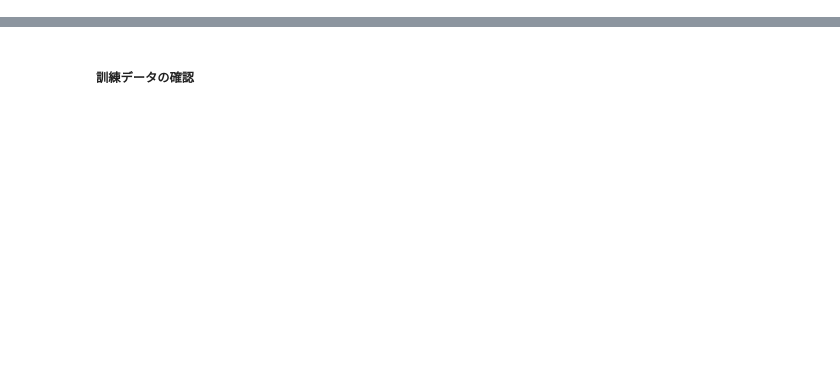
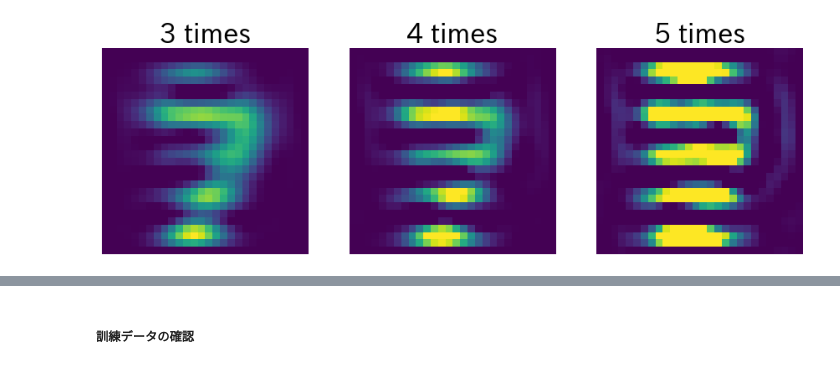
Before and after one commit to hmHam/SelectiveSR, a Jupyter notebook: blur_deblur/create_dataset.ipynb, the cells around one changed output, grey strips where cells are left out. Drawn from its saved outputs; the diff is of its cells as text; code cells hidden in the pictures; blank space fills up the shorter version.

```diff
--- a/blur_deblur/create_dataset.ipynb
+++ b/blur_deblur/create_dataset.ipynb
@@ -99,0 +161,41 @@ create_test_dataset(funcs_smooth, c=C, fname='GR' + '/test/smooth/c3_dataset.npz
+# %%
+train_context = np.load('data/GR/test/gauss/c5_dataset.npz')
+Dy = train_context['test_dataset']
+Dx = train_context['original_dataset']
+
+
+# ガウスで3回やったやつはガウスでも戻らんかい
+n = 0
+x = Dx[n]
+y = Dy[n]
+fs = 32
+
+plt.figure(figsize=(15, 8))
+plt.subplot(1, 3, 1)
+plt.axis('off')
+plt.title('3 times', fontsize=fs)
+y1 = y.copy()
+for j in range(3):
+    y1 = ACTIONS_GR[2](y1)
+plt.imshow(y1)
+
+plt.subplot(1, 3, 2)
+plt.axis('off')
+plt.title(f'4 times', fontsize=fs)
+y2 = y.copy()
+for j in range(4):
+    y2 = ACTIONS_GR[2](y2)
+plt.imshow(y2)
+plt.imshow(y2)
+
+
+plt.subplot(1, 3, 3)
+plt.title(f'5 times', fontsize=fs)
+y3 = y.copy()
+for j in range(5):
+    y3 = ACTIONS_GR[2](y3)
+plt.axis('off')
+plt.imshow(y3)
+plt.show()
+# %% [output]
+[figure, added]
```
Also changed, not shown: parts of 12 cells of this notebook, 3 other files.
